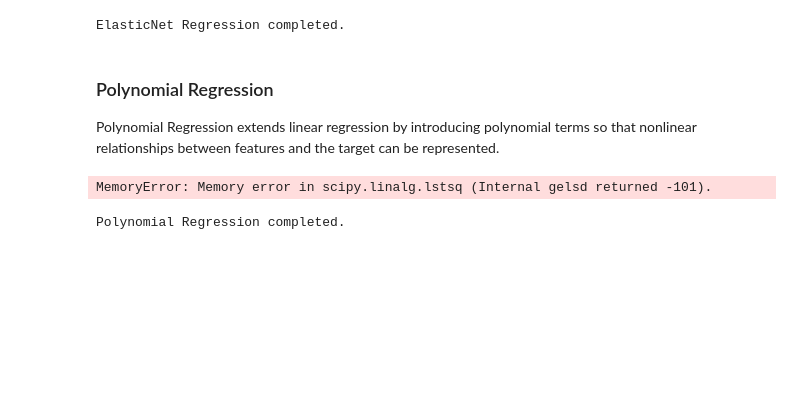
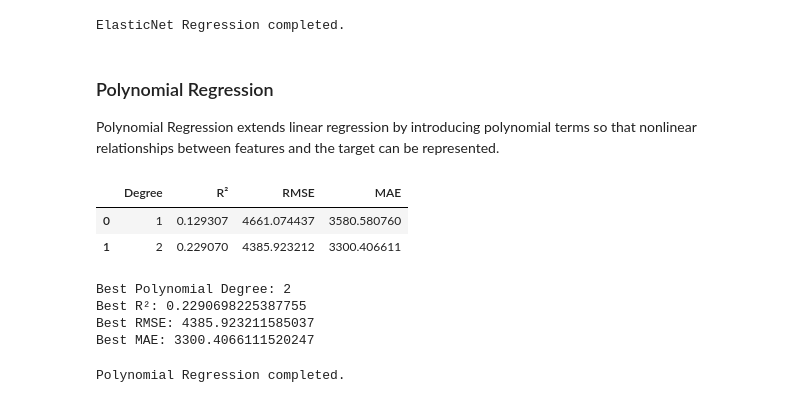
Before and after one commit to snehitha-araveti/ML-Capstone-Project-2026, a Jupyter notebook: notebooks/regression.ipynb, the cells around one changed output. Drawn from its saved outputs; the diff is of its cells as text; code cells hidden in the pictures; blank space fills up the shorter version.

```diff
--- a/notebooks/regression.ipynb
+++ b/notebooks/regression.ipynb
@@ -636,27 +658,29 @@ be represented.
 # %%
 polynomial_results = []
 
-for degree in [1, 2, 3]:
+for degree in [1, 2]:
 
     pmodel = make_pipeline(PolynomialFeatures(degree=degree, include_bias=False),LinearRegression())
     pmodel.fit(X_train_scaled, Y_train)
     predictions = pmodel.predict(X_test_scaled)
 
     r2 = r2_score(Y_test, predictions)
     rmse = np.sqrt(mean_squared_error(Y_test, predictions))
     mae = mean_absolute_error(Y_test, predictions)
 
     polynomial_results.append({
         "Degree": degree,
         "R²": r2,
         "RMSE": rmse,
         "MAE": mae
     })
 
 polynomial_results_df = pd.DataFrame(polynomial_results)
 polynomial_results_df
 # %% [output]
-MemoryError: Memory error in scipy.linalg.lstsq (Internal gelsd returned -101).
+|  | Degree | R² | RMSE | MAE |
+| 0 | 1 | 0.129307 | 4661.074437 | 3580.580760 |
+| 1 | 2 | 0.229070 | 4385.923212 | 3300.406611 |
 # %%
 best_polynomial_row = polynomial_results_df.loc[polynomial_results_df["R²"].idxmax()]
 best_polynomial_degree = int(best_polynomial_row["Degree"])
@@ -664,6 +688,11 @@ print("Best Polynomial Degree:", best_polynomial_degree)
 print("Best R²:", best_polynomial_row["R²"])
 print("Best RMSE:", best_polynomial_row["RMSE"])
 print("Best MAE:", best_polynomial_row["MAE"])
+# %% [output]
+Best Polynomial Degree: 2
+Best R²: 0.2290698225387755
+Best RMSE: 4385.923211585037
+Best MAE: 3300.4066111520247
 # %%
 polynomial_model = make_pipeline(PolynomialFeatures(degree=best_polynomial_degree, include_bias=False),LinearRegression())
 polynomial_model.fit(X_train_scaled, Y_train)
```
Also changed, not shown: parts of 2 cells of this notebook.
